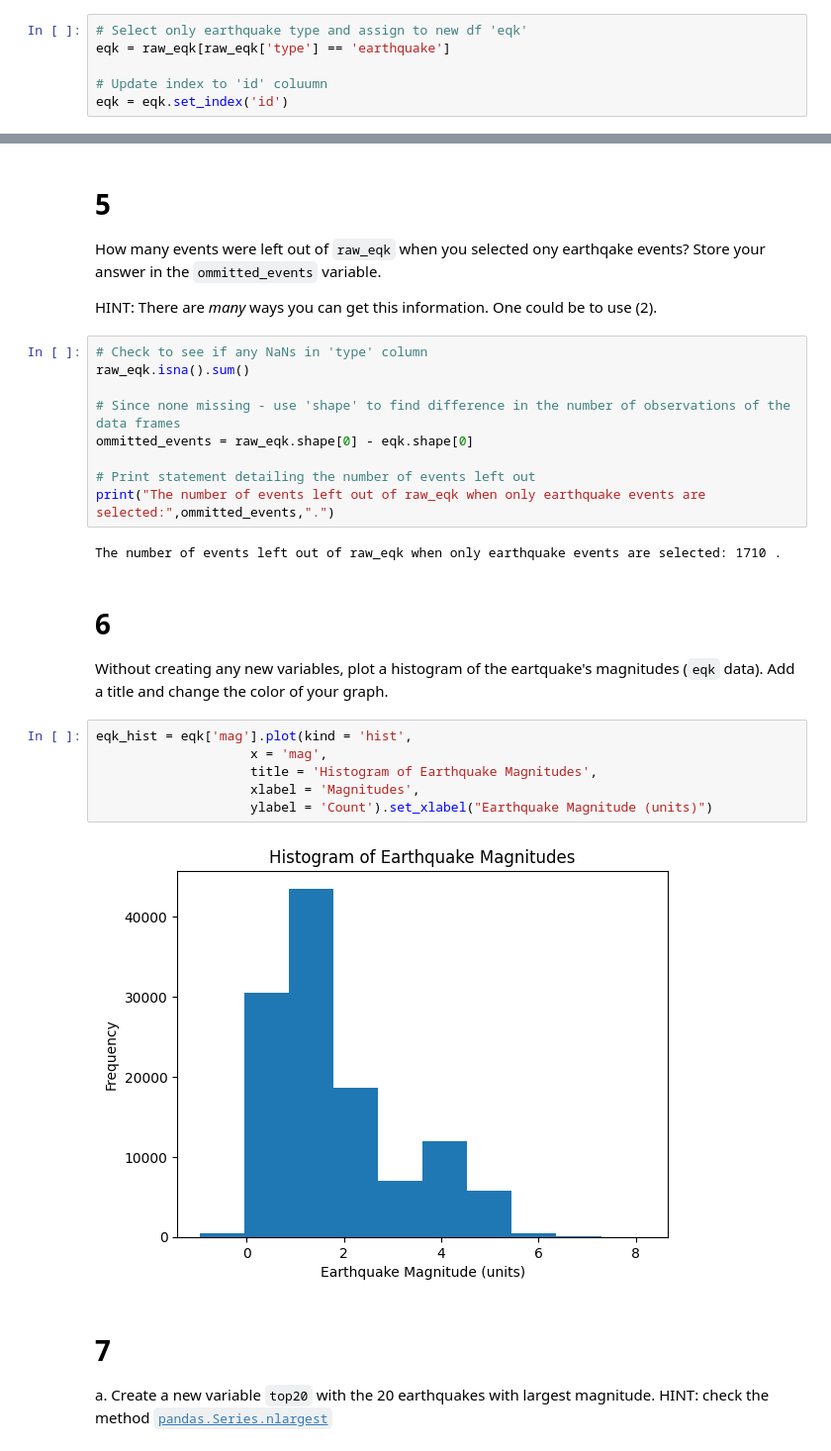
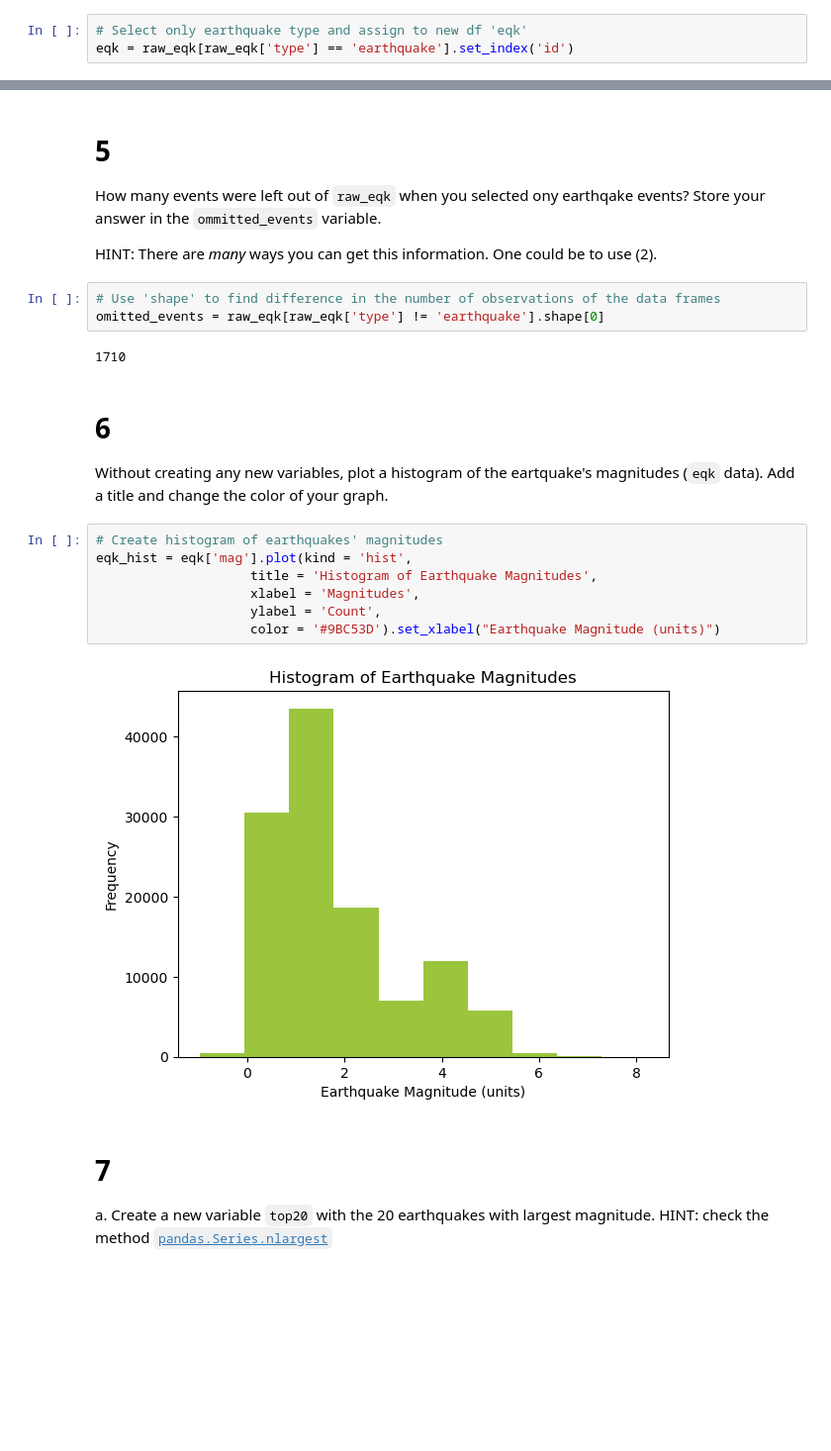
Before and after one commit to nmoraescommit/eds220-hwk1, a Jupyter notebook: hwk1-task3-earthquakes.ipynb, the cells around one changed output, grey strips where cells are left out. Shown: that part at 99% size. Drawn from its saved outputs; the diff is of its cells as text; blank space fills up the shorter version.

Commit message:
omitted_events bug corrected

```diff
--- a/hwk1-task3-earthquakes.ipynb
+++ b/hwk1-task3-earthquakes.ipynb
@@ -115,10 +115,7 @@ unique_events = raw_eqk['type'].unique()
 a. Select only earthquake events and store them as `eqk` (variable name). Update the index of `eqk` to be the `id` column of the dataframe.
 # %%
 # Select only earthquake type and assign to new df 'eqk'
-eqk = raw_eqk[raw_eqk['type'] == 'earthquake']
-
-# Update index to 'id' coluumn
-eqk = eqk.set_index('id')
+eqk = raw_eqk[raw_eqk['type'] == 'earthquake'].set_index('id')
 # %%
 # View the dataframe
 eqk
@@ -156,30 +154,25 @@ eqk_3
 How many events were left out of `raw_eqk` when you selected ony earthqake events? Store your answer in the `ommitted_events` variable.
 
 HINT: There are *many* ways you can get this information. One could be to use (2).
-# %%
-# Check to see if any NaNs in 'type' column
-raw_eqk.isna().sum()
-
-# Since none missing - use 'shape' to find difference in the number of observations of the data frames
-ommitted_events = raw_eqk.shape[0] - eqk.shape[0]
-
-# Print statement detailing the number of events left out
-print("The number of events left out of raw_eqk when only earthquake events are selected:",ommitted_events,".")
-# %% [output]
-The number of events left out of raw_eqk when only earthquake events are selected: 1710 .
+# %%
+# Use 'shape' to find difference in the number of observations of the data frames
+omitted_events = raw_eqk[raw_eqk['type'] != 'earthquake'].shape[0]
+# %% [output]
+1710
 # %% [markdown]
 <!-- BEGIN QUESTION -->
 
 # 6
 Without creating any new variables, plot a histogram of the eartquake's magnitudes (`eqk` data). Add a title and change the color of your graph.
 # %%
+# Create histogram of earthquakes' magnitudes
 eqk_hist = eqk['mag'].plot(kind = 'hist',
-                    x = 'mag',
                     title = 'Histogram of Earthquake Magnitudes',
                     xlabel = 'Magnitudes',
-                    ylabel = 'Count').set_xlabel("Earthquake Magnitude (units)")
+                    ylabel = 'Count',
+                    color = '#9BC53D').set_xlabel("Earthquake Magnitude (units)")
 # %% [output]
-[figure, old version]
+[figure, new version]
 # %% [markdown]
 <!-- END QUESTION -->
 
```
Also changed, not shown: parts of 13 cells of this notebook, 2 other files.
